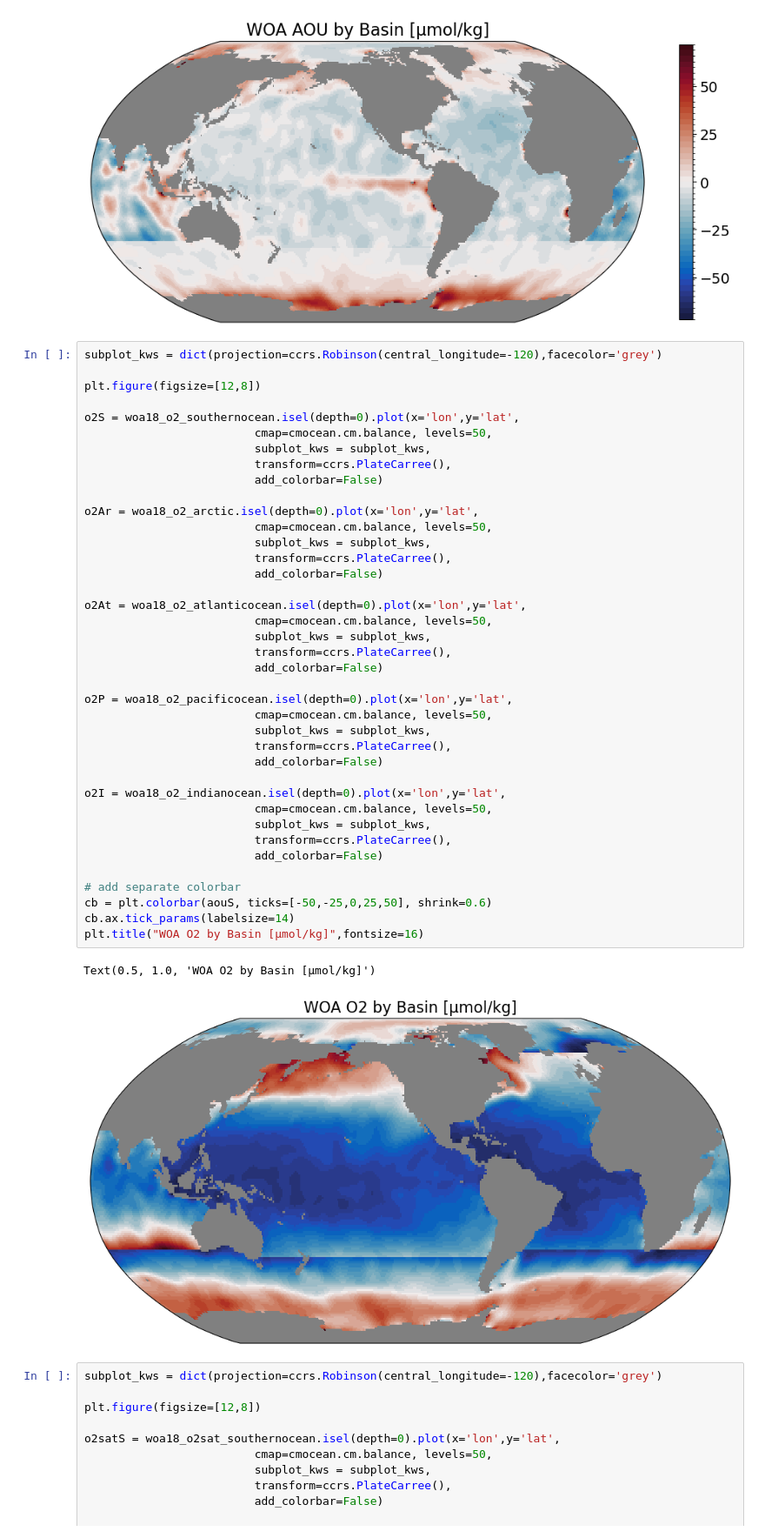
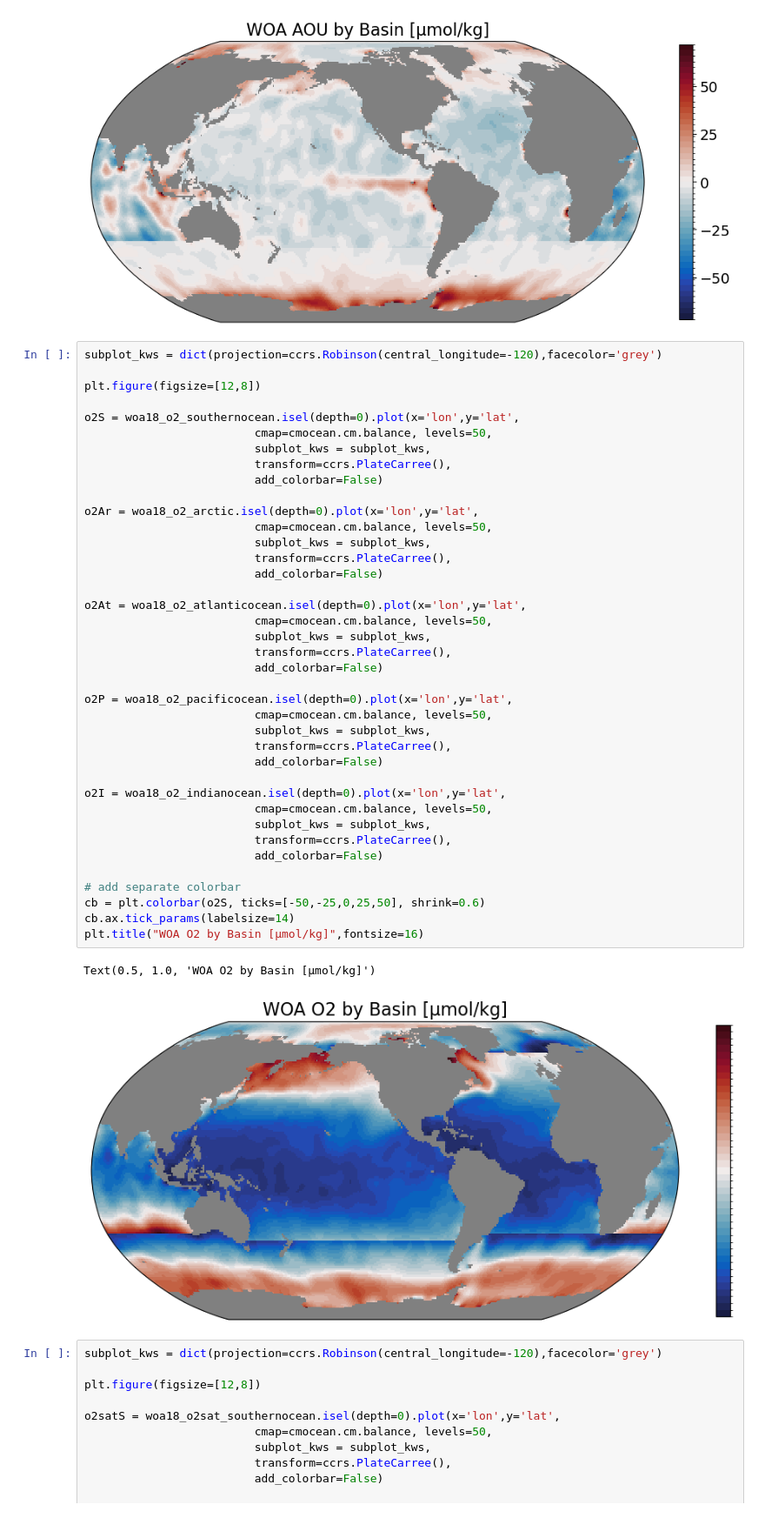
Before and after one commit to EES-3506-5506/EES3506_5506_Fall2023_Final_Project_G4_Hartman, a Jupyter notebook: notebooks/Final_Historical.ipynb, the cells around one changed output. Shown at 87% size. Drawn from its saved outputs; the diff is of its cells as text.

```diff
--- a/notebooks/Final_Historical.ipynb
+++ b/notebooks/Final_Historical.ipynb
@@ -438,35 +383,35 @@ o2S = woa18_o2_southernocean.isel(depth=0).plot(x='lon',y='lat',
 
 o2Ar = woa18_o2_arctic.isel(depth=0).plot(x='lon',y='lat',
                          cmap=cmocean.cm.balance, levels=50,
                          subplot_kws = subplot_kws,
                          transform=ccrs.PlateCarree(),
                          add_colorbar=False)
 
 o2At = woa18_o2_atlanticocean.isel(depth=0).plot(x='lon',y='lat',
                          cmap=cmocean.cm.balance, levels=50,
                          subplot_kws = subplot_kws,
                          transform=ccrs.PlateCarree(),
                          add_colorbar=False)
 
 o2P = woa18_o2_pacificocean.isel(depth=0).plot(x='lon',y='lat',
                          cmap=cmocean.cm.balance, levels=50,
                          subplot_kws = subplot_kws,
                          transform=ccrs.PlateCarree(),
                          add_colorbar=False)
 
 o2I = woa18_o2_indianocean.isel(depth=0).plot(x='lon',y='lat',
                          cmap=cmocean.cm.balance, levels=50,
                          subplot_kws = subplot_kws,
                          transform=ccrs.PlateCarree(),
                          add_colorbar=False)
 
 # add separate colorbar
-cb = plt.colorbar(aouS, ticks=[-50,-25,0,25,50], shrink=0.6)
+cb = plt.colorbar(o2S, ticks=[-50,-25,0,25,50], shrink=0.6)
 cb.ax.tick_params(labelsize=14)
 plt.title("WOA O2 by Basin [μmol/kg]",fontsize=16)
 # %% [output]
 Text(0.5, 1.0, 'WOA O2 by Basin [μmol/kg]')
-[figure, old version]
+[figure, new version]
 # %%
 subplot_kws = dict(projection=ccrs.Robinson(central_longitude=-120),facecolor='grey')
 
```
Also changed, not shown: parts of 20 cells of this notebook.
